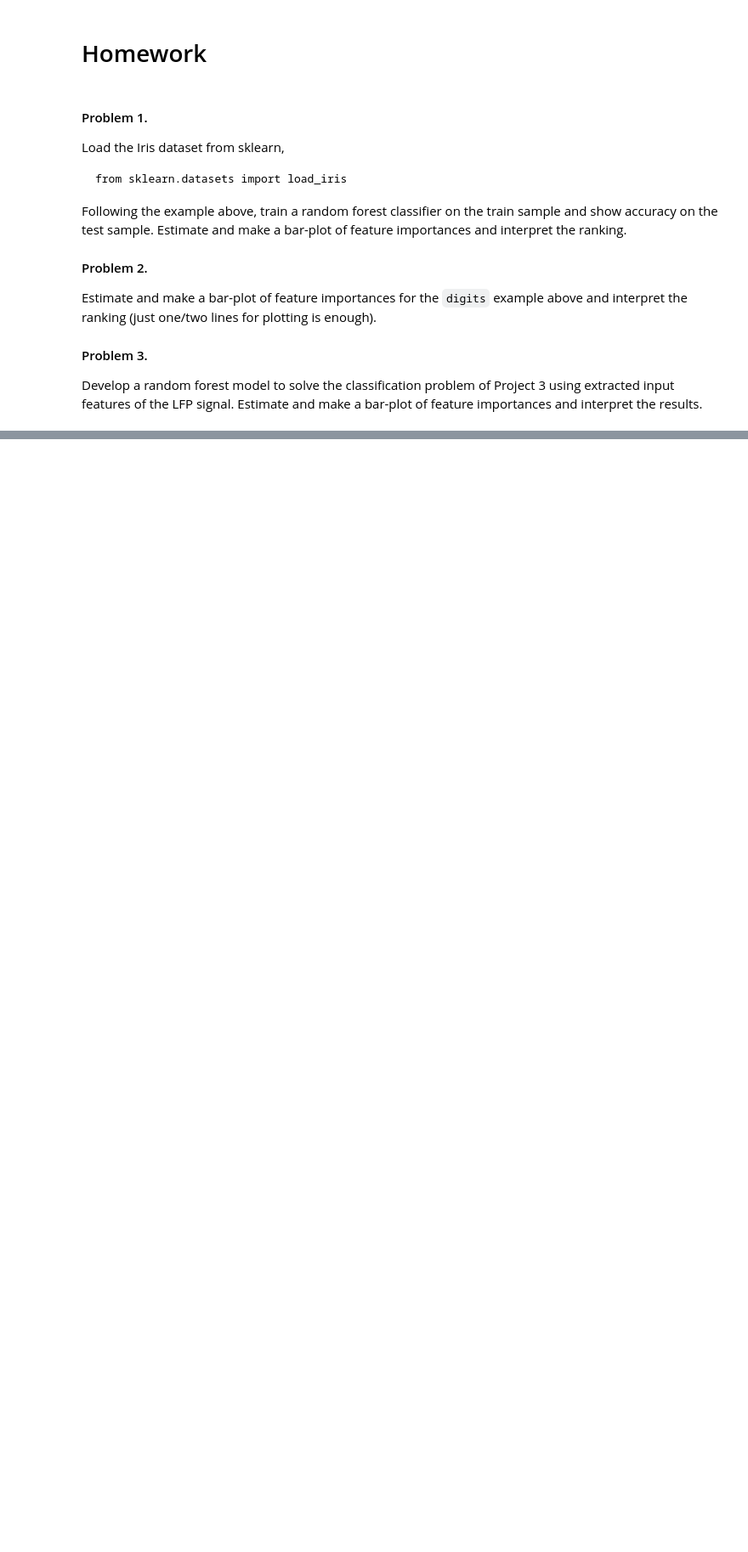
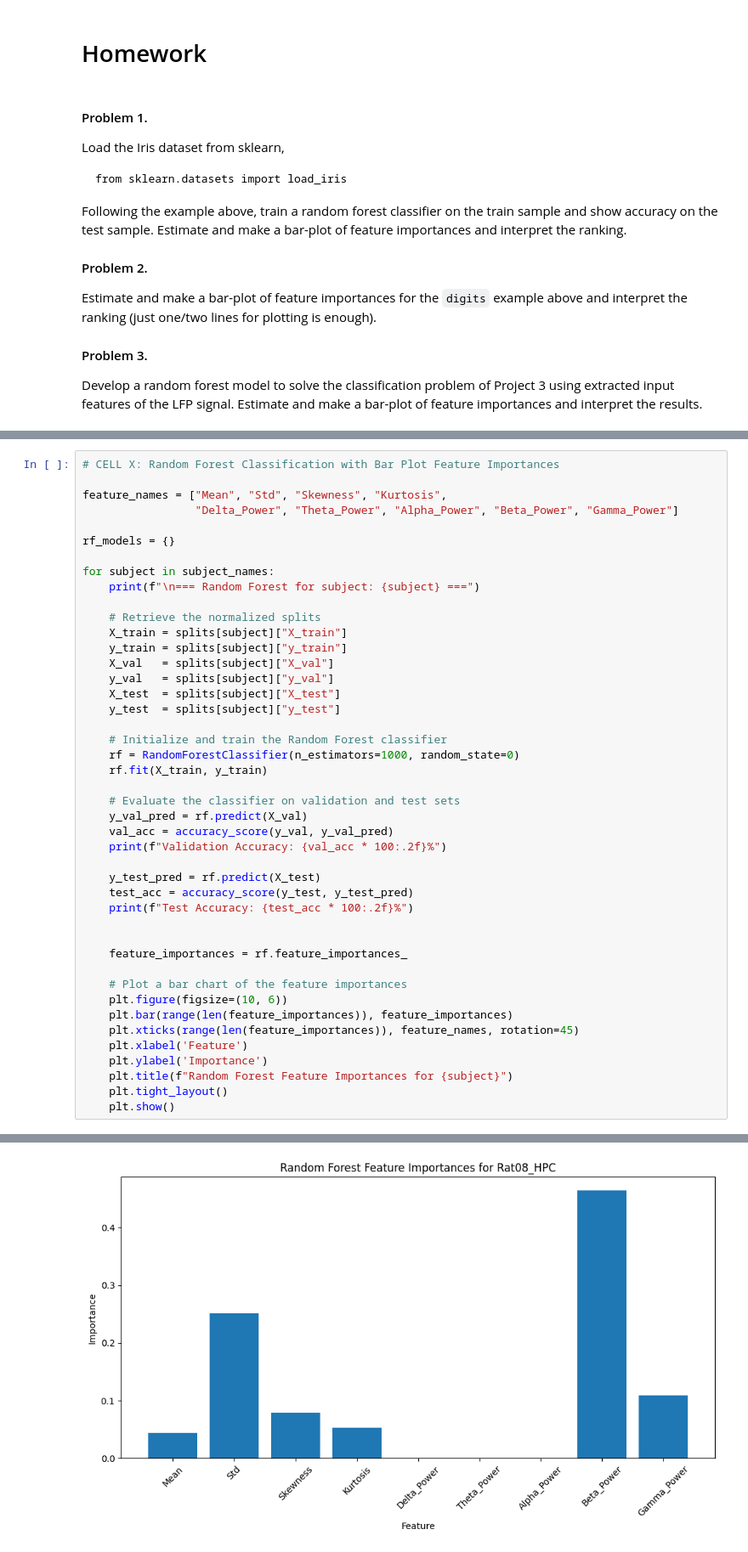
Before and after one commit to NolanRink/CS4540, a Jupyter notebook: HW12/Copy_of_Trees,_RF.ipynb, the cells around one changed output, grey strips where cells are left out. Shown at 85% size. Cells and saved outputs as stored; diff of their text form; blank space fills up the shorter version.

```diff
--- a/HW12/Copy_of_Trees,_RF.ipynb
+++ b/HW12/Copy_of_Trees,_RF.ipynb
@@ -281,0 +552,45 @@ Develop a random forest model to solve the classification problem of Project 3 u
+# %%
+# CELL X: Random Forest Classification with Bar Plot Feature Importances
+
+feature_names = ["Mean", "Std", "Skewness", "Kurtosis",
+                 "Delta_Power", "Theta_Power", "Alpha_Power", "Beta_Power", "Gamma_Power"]
+
+rf_models = {}
+
+for subject in subject_names:
+    print(f"\n=== Random Forest for subject: {subject} ===")
+
+    # Retrieve the normalized splits
+    X_train = splits[subject]["X_train"]
+    y_train = splits[subject]["y_train"]
+    X_val   = splits[subject]["X_val"]
+    y_val   = splits[subject]["y_val"]
+    X_test  = splits[subject]["X_test"]
+    y_test  = splits[subject]["y_test"]
+
+    # Initialize and train the Random Forest classifier
+    rf = RandomForestClassifier(n_estimators=1000, random_state=0)
+    rf.fit(X_train, y_train)
+
+    # Evaluate the classifier on validation and test sets
+    y_val_pred = rf.predict(X_val)
+    val_acc = accuracy_score(y_val, y_val_pred)
+    print(f"Validation Accuracy: {val_acc * 100:.2f}%")
+
+    y_test_pred = rf.predict(X_test)
+    test_acc = accuracy_score(y_test, y_test_pred)
+    print(f"Test Accuracy: {test_acc * 100:.2f}%")
+
+
+    feature_importances = rf.feature_importances_
+
+    # Plot a bar chart of the feature importances
+    plt.figure(figsize=(10, 6))
+    plt.bar(range(len(feature_importances)), feature_importances)
+    plt.xticks(range(len(feature_importances)), feature_names, rotation=45)
+    plt.xlabel('Feature')
+    plt.ylabel('Importance')
+    plt.title(f"Random Forest Feature Importances for {subject}")
+    plt.tight_layout()
+    plt.show()
+# %% [output]
@@ -281,0 +600 @@ Develop a random forest model to solve the classification problem of Project 3 u
+[figure, added]
```
Also changed, not shown: parts of 26 cells of this notebook.
